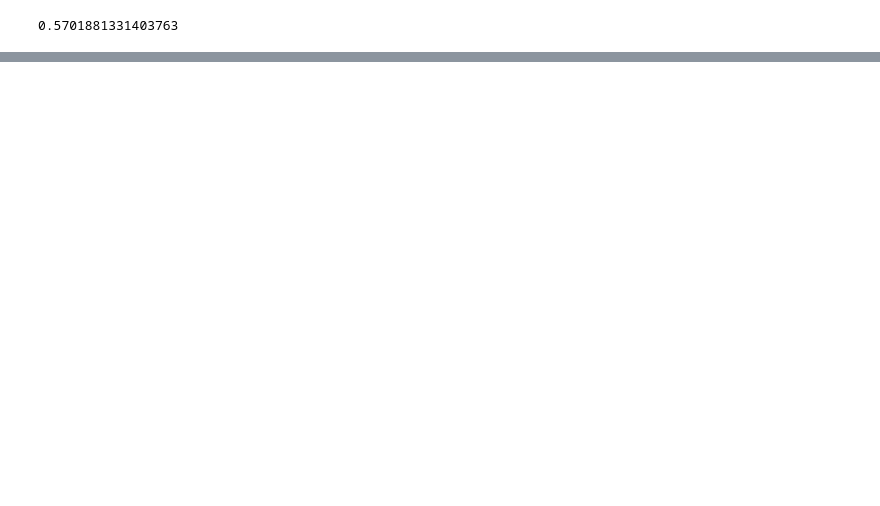
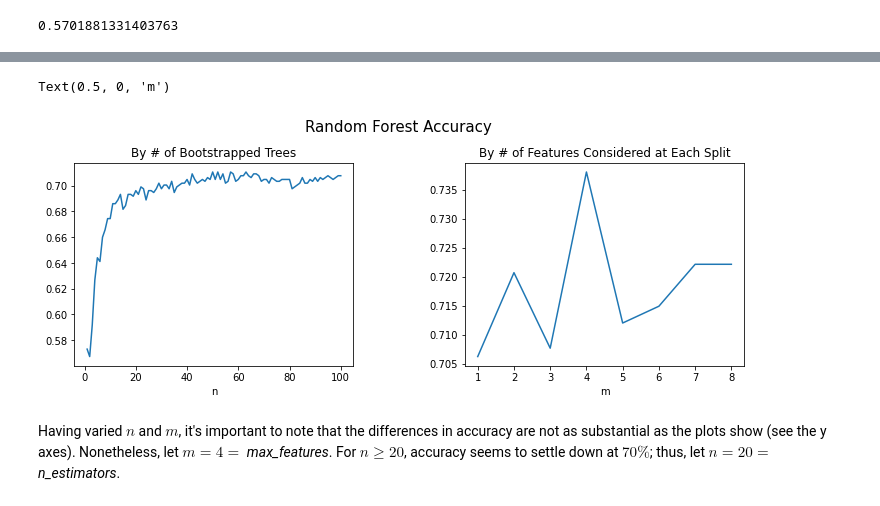
Before and after one commit to teddyjesus/predictingSongGenre, a Jupyter notebook: Trees.ipynb, the cells around one changed output, grey strips where cells are left out. Saved outputs shown, nothing was run; the diff lists cells and outputs as text; code cells hidden in the pictures; blank space fills up the shorter version.

```diff
--- a/Trees.ipynb
+++ b/Trees.ipynb
@@ -257,8 +251,5 @@ At the expense of a decrease in accuracy from $64\%$ down to $57\%$, the decisio
 # %%
 baseline=DecisionTreeClassifier()
-
 bagging=BaggingClassifier(base_estimator=baseline,
-                          random_state=42,
-                          n_estimators=500)
-model=bagging.fit(X_train,y_train)
+                          random_state=42)
 # %%
@@ -280,0 +285,35 @@ weighted avg       0.71      0.71      0.70       691
+# %%
+numTrees=list(range(1,101)) #n=1,2,...,100
+accuracy=[]
+for i in numTrees:
+  forest=RandomForestClassifier(n_estimators=i,
+                                random_state=42)
+  model=forest.fit(X_train,y_train)
+  predictions=model.predict(X_test)
+  accuracy.append(accuracy_score(y_test,predictions))
+
+numFeatures=list(range(1,9)) #m=1,2,...,8
+accuracy1=[]
+for i in numFeatures:
+  forest=RandomForestClassifier(max_features=i,
+                                random_state=42)
+  model=forest.fit(X_train,y_train)
+  predictions=model.predict(X_test)
+  accuracy1.append(accuracy_score(y_test,predictions))
+# %%
+fig,(ax1,ax2)=plt.subplots(1,2,figsize=(12,4))
+fig.suptitle("Random Forest Accuracy",fontsize=15)
+fig.subplots_adjust(top=0.83,wspace=0.4)
+
+ax1.plot(numTrees,accuracy)
+ax1.set_title("By # of Bootstrapped Trees")
+ax1.set_xlabel("n")
+
+ax2.plot(numFeatures,accuracy1)
+ax2.set_title("By # of Features Considered at Each Split")
+ax2.set_xlabel("m")
+# %% [output]
+Text(0.5, 0, 'm')
+[figure, added]
+# %% [markdown]
+Having varied $n$ and $m$, it's important to note that the differences in accuracy are not as substantial as the plots show (see the y axes). Nonetheless, let $m=4=$ *max_features*. For $n \geq 20$, accuracy seems to settle down at $70\%$; thus, let $n=20=$ *n_estimators*.
```
Also changed, not shown: parts of 21 cells of this notebook.
